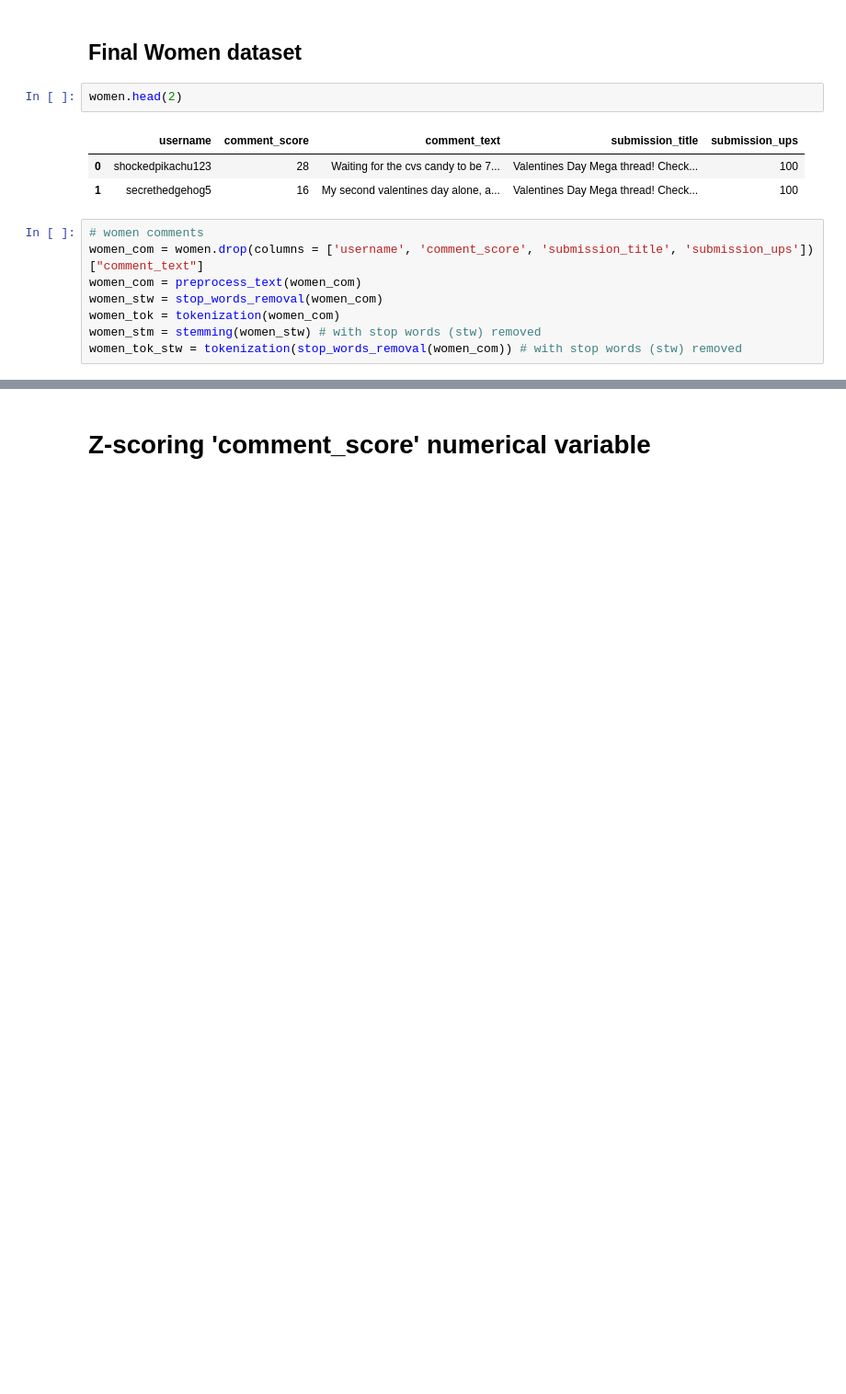
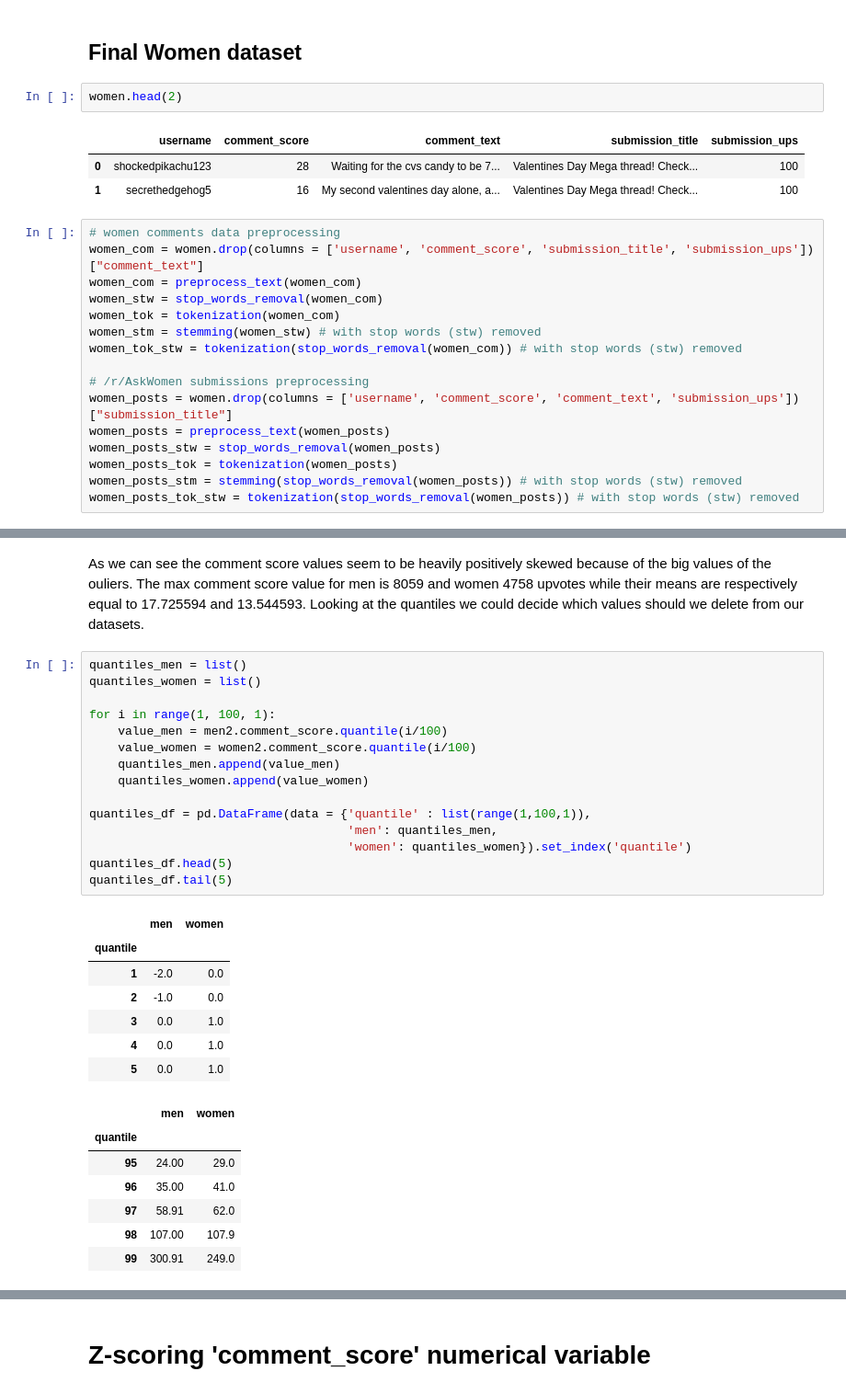
Before and after one commit to kgronek3/TMSMM_Project, a Jupyter notebook: 2_dataset_preparation.ipynb, the cells around one changed output, grey strips where cells are left out. Shown at 92% size. Drawn from its saved outputs; the diff is of its cells as text; blank space fills up the shorter version.

```diff
--- a/2_dataset_preparation.ipynb
+++ b/2_dataset_preparation.ipynb
@@ -361,13 +372,21 @@ women.head(2)
 | 0 | shockedpikachu123 | 28 | Waiting for the cvs candy to be 7... | Valentines Day Mega thread! Check... | 100 |
 | 1 | secrethedgehog5 | 16 | My second valentines day alone, a... | Valentines Day Mega thread! Check... | 100 |
 # %%
-# women comments
+# women comments data preprocessing
 women_com = women.drop(columns = ['username', 'comment_score', 'submission_title', 'submission_ups'])["comment_text"]
 women_com = preprocess_text(women_com)
 women_stw = stop_words_removal(women_com)
 women_tok = tokenization(women_com)
 women_stm = stemming(women_stw) # with stop words (stw) removed
 women_tok_stw = tokenization(stop_words_removal(women_com)) # with stop words (stw) removed
+
+# /r/AskWomen submissions preprocessing
+women_posts = women.drop(columns = ['username', 'comment_score', 'comment_text', 'submission_ups'])["submission_title"]
+women_posts = preprocess_text(women_posts)
+women_posts_stw = stop_words_removal(women_posts)
+women_posts_tok = tokenization(women_posts)
+women_posts_stm = stemming(stop_words_removal(women_posts)) # with stop words (stw) removed
+women_posts_tok_stw = tokenization(stop_words_removal(women_posts)) # with stop words (stw) removed
 # %%
 # Assembling women2 dataset
 women2 = women[['username']].copy()
@@ -495,0 +495,32 @@ We can see a little better the distribution of the comment_score variable that
+# %% [markdown]
+As we can see the comment score values seem to be heavily positively skewed because of the big values of the ouliers. The max comment score value for men is 8059 and women 4758 upvotes while their means are respectively equal to 17.725594 and 13.544593. Looking at the quantiles we could decide which values should we delete from our datasets.
+# %%
+quantiles_men = list()
+quantiles_women = list()
+
+for i in range(1, 100, 1):
+    value_men = men2.comment_score.quantile(i/100)
+    value_women = women2.comment_score.quantile(i/100)
+    quantiles_men.append(value_men)
+    quantiles_women.append(value_women)
+
+quantiles_df = pd.DataFrame(data = {'quantile' : list(range(1,100,1)),
+                                    'men': quantiles_men,
+                                    'women': quantiles_women}).set_index('quantile')
+quantiles_df.head(5)
+quantiles_df.tail(5)
+# %% [output]
+|  | men | women |
+| quantile |  |  |
+| 1 | -2.0 | 0.0 |
+| 2 | -1.0 | 0.0 |
+| 3 | 0.0 | 1.0 |
+| 4 | 0.0 | 1.0 |
+| 5 | 0.0 | 1.0 |
+|  | men | women |
+| quantile |  |  |
+| 95 | 24.00 | 29.0 |
+| 96 | 35.00 | 41.0 |
+| 97 | 58.91 | 62.0 |
+| 98 | 107.00 | 107.9 |
+| 99 | 300.91 | 249.0 |
```
Also changed, not shown: parts of 34 cells of this notebook.
